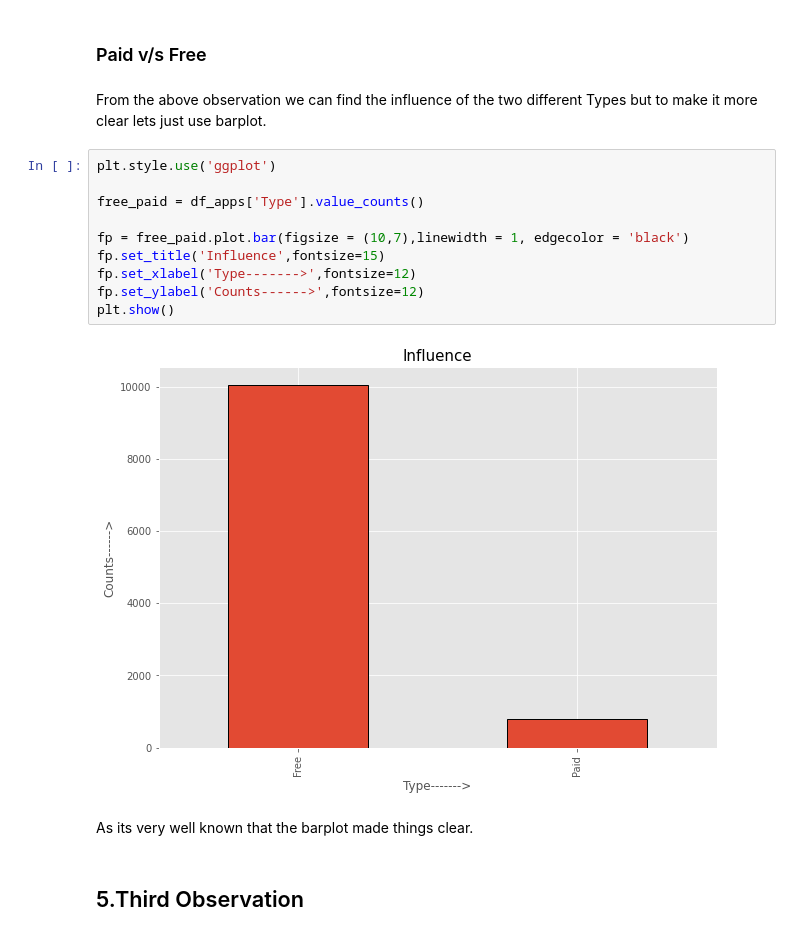
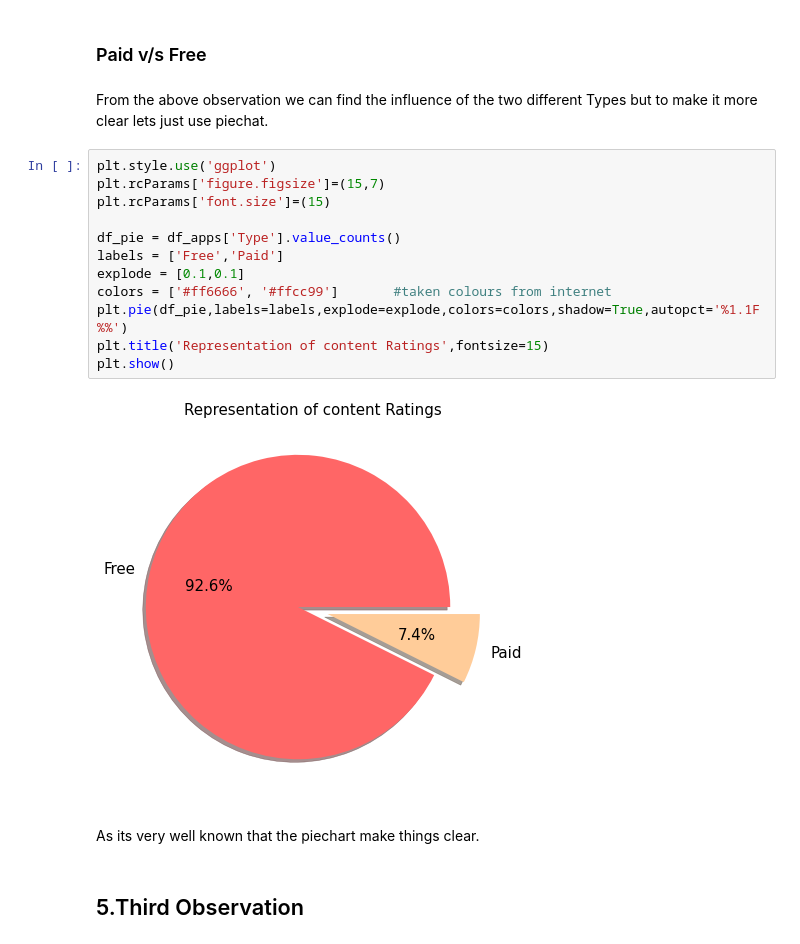
Before and after one commit to DipanshuKumar449/EDA-PlayStore-App-Review, a Jupyter notebook: Play_Store_App_Review_Analysis_Capstone_Project.ipynb, the cells around one changed output. Drawn from its saved outputs; the diff is of its cells as text.

```diff
--- a/Play_Store_App_Review_Analysis_Capstone_Project.ipynb
+++ b/Play_Store_App_Review_Analysis_Capstone_Project.ipynb
@@ -256,21 +295,23 @@ plt.show()
 # %% [markdown]
 ### Paid v/s Free
 # %% [markdown]
-From the above observation we can find the influence of the two different Types but to make it more clear lets just use barplot.
+From the above observation we can find the influence of the two different Types but to make it more clear lets just use piechat.
-# %%
-plt.style.use('ggplot')
-
-free_paid = df_apps['Type'].value_counts()
-
-fp = free_paid.plot.bar(figsize = (10,7),linewidth = 1, edgecolor = 'black')
-fp.set_title('Influence',fontsize=15)
-fp.set_xlabel('Type------->',fontsize=12)
-fp.set_ylabel('Counts------>',fontsize=12)
-plt.show()
-# %% [output]
-[figure, removed]
+# %%
+plt.style.use('ggplot')
+plt.rcParams['figure.figsize']=(15,7)
+plt.rcParams['font.size']=(15)
+
+df_pie = df_apps['Type'].value_counts()
+labels = ['Free','Paid']
+explode = [0.1,0.1]
+colors = ['#ff6666', '#ffcc99']       #taken colours from internet
+plt.pie(df_pie,labels=labels,explode=explode,colors=colors,shadow=True,autopct='%1.1F%%')
+plt.title('Representation of content Ratings',fontsize=15)
+plt.show()
+# %% [output]
+[figure, added]
 # %% [markdown]
-As its very well known that the barplot made things clear.
+As its very well known that the piechart make things clear.
 # %% [markdown]
 ## 5.Third Observation
 # %% [markdown]
```
Also changed, not shown: parts of 19 cells of this notebook.
